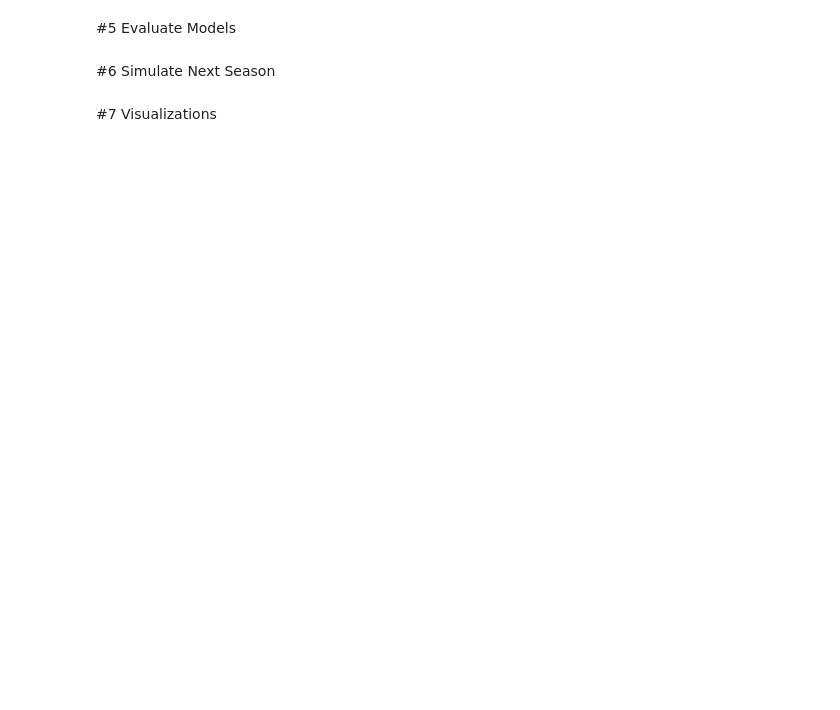
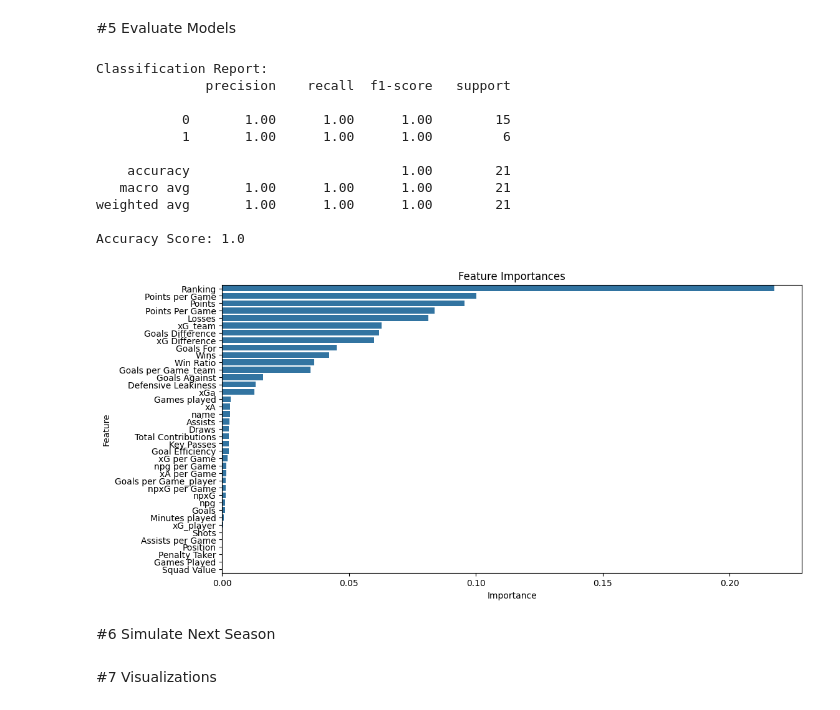
Before and after one commit to oussamaelmessaoudi/EPL-Predictor-Forecasting-with-Machine-Learning, a Jupyter notebook: PL2026Forecast.ipynb, the cells around one changed output. Saved outputs shown, nothing was run; the diff lists cells and outputs as text; code cells hidden in the pictures; blank space fills up the shorter version.

```diff
--- a/PL2026Forecast.ipynb
+++ b/PL2026Forecast.ipynb
@@ -645,2 +683,10 @@ print(teams_df.tail(20))
 # %% [markdown]
 #4 Build the Prediction Models
+# %%
+# First thing, we will train a classifier (as option A) to predict whether a team will finish in the top 6 or not (binary classification).
+# We will use the Random Forest Classifier for this task
+# Let's split the data into features and target variable
+X = merged_df.drop(columns=['Top 6 Label', 'Bottom 3 Label', 'Team name', 'Season', 'Manager name'])
+y = merged_df['Top 6 Label']
+# Split the data into training and testing sets
+X_train, X_test, y_train, y_test = train_test_split(X, y, test_size=0.2, random_state=42)
@@ -646,0 +695,16 @@ print(teams_df.tail(20))
+# %%
+# Let's initialize the Random Forest Classifier
+rf_classifier = RandomForestClassifier(n_estimators=100, random_state=42)
+# Train the model
+rf_classifier.fit(X_train, y_train)
+# Make predictions on the test set
+y_pred = rf_classifier.predict(X_test)
+# let's link the predictions to the team names (decoding the labels)
+predicted_teams = label_encoder.inverse_transform(y_pred)
+# Create a DataFrame to hold the predictions
+predictions_df = pd.DataFrame({
+    'Team': predicted_teams,
+    'Predicted Top 6': y_pred
+})
+# Display the predictions
+print(predictions_df)
@@ -647,5 +729,36 @@ print(teams_df.tail(20))
 # %% [markdown]
 #5 Evaluate Models
+# %%
+#Let's evaluate the model
+print("Classification Report:")
+print(classification_report(y_test, y_pred))
+print("Accuracy Score:", accuracy_score(y_test, y_pred))
+# We can also visualize the feature importances
+feature_importances = rf_classifier.feature_importances_
+feature_names = X.columns
+# Create a DataFrame for feature importances
+importance_df = pd.DataFrame({'Feature': feature_names, 'Importance': feature_importances})
+importance_df = importance_df.sort_values(by='Importance', ascending=False)
+# Plot the feature importances
+plt.figure(figsize=(12, 6))
+sns.barplot(x='Importance', y='Feature', data=importance_df)
+plt.title('Feature Importances')
+plt.xlabel('Importance')
+plt.ylabel('Feature')
+plt.show()
+# %% [output]
+Classification Report:
+              precision    recall  f1-score   support
+
+           0       1.00      1.00      1.00        15
+           1       1.00      1.00      1.00         6
+
+    accuracy                           1.00        21
+   macro avg       1.00      1.00      1.00        21
+weighted avg       1.00      1.00      1.00        21
+
+Accuracy Score: 1.0
+[figure, added]
 # %% [markdown]
 #6 Simulate Next Season
 # %% [markdown]
```
Also changed, not shown: parts of 4 cells of this notebook.
